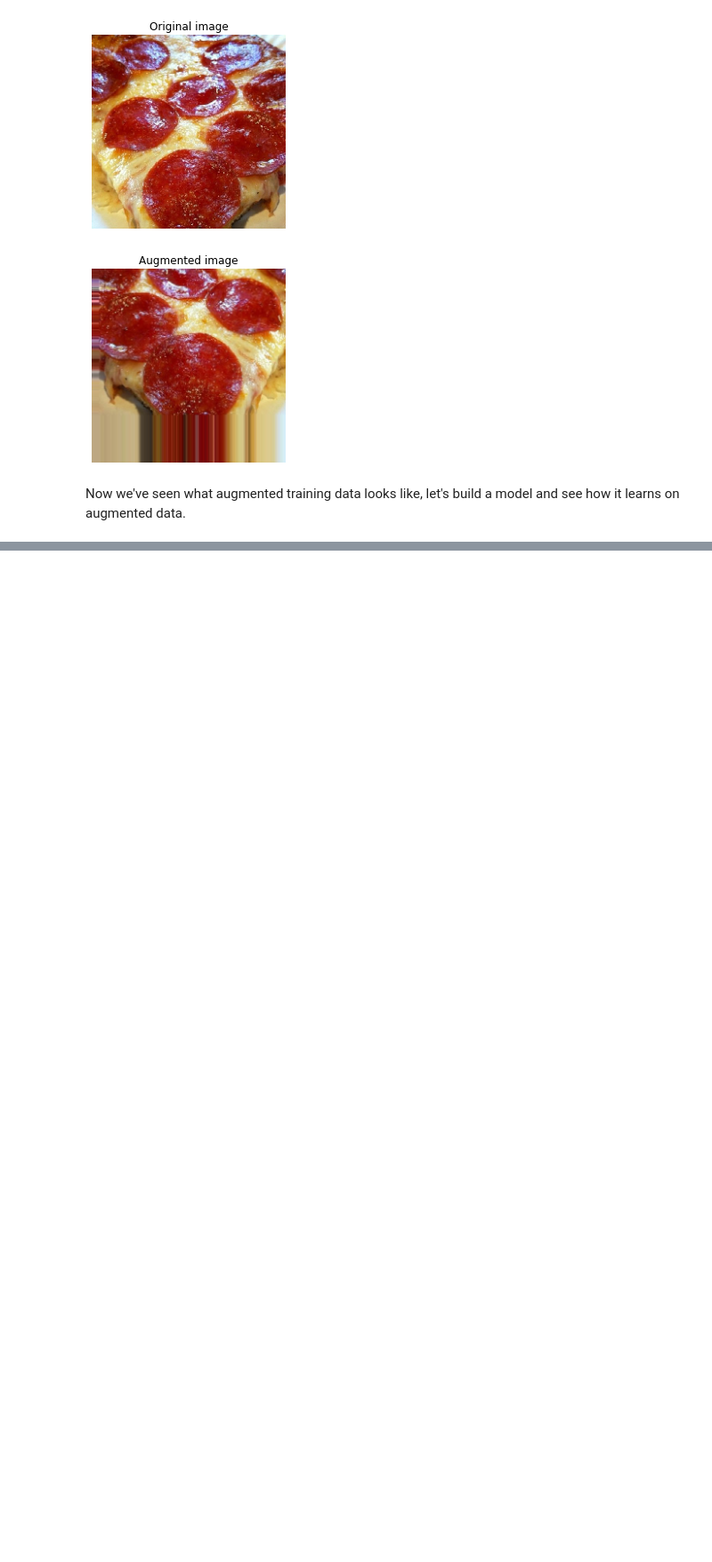
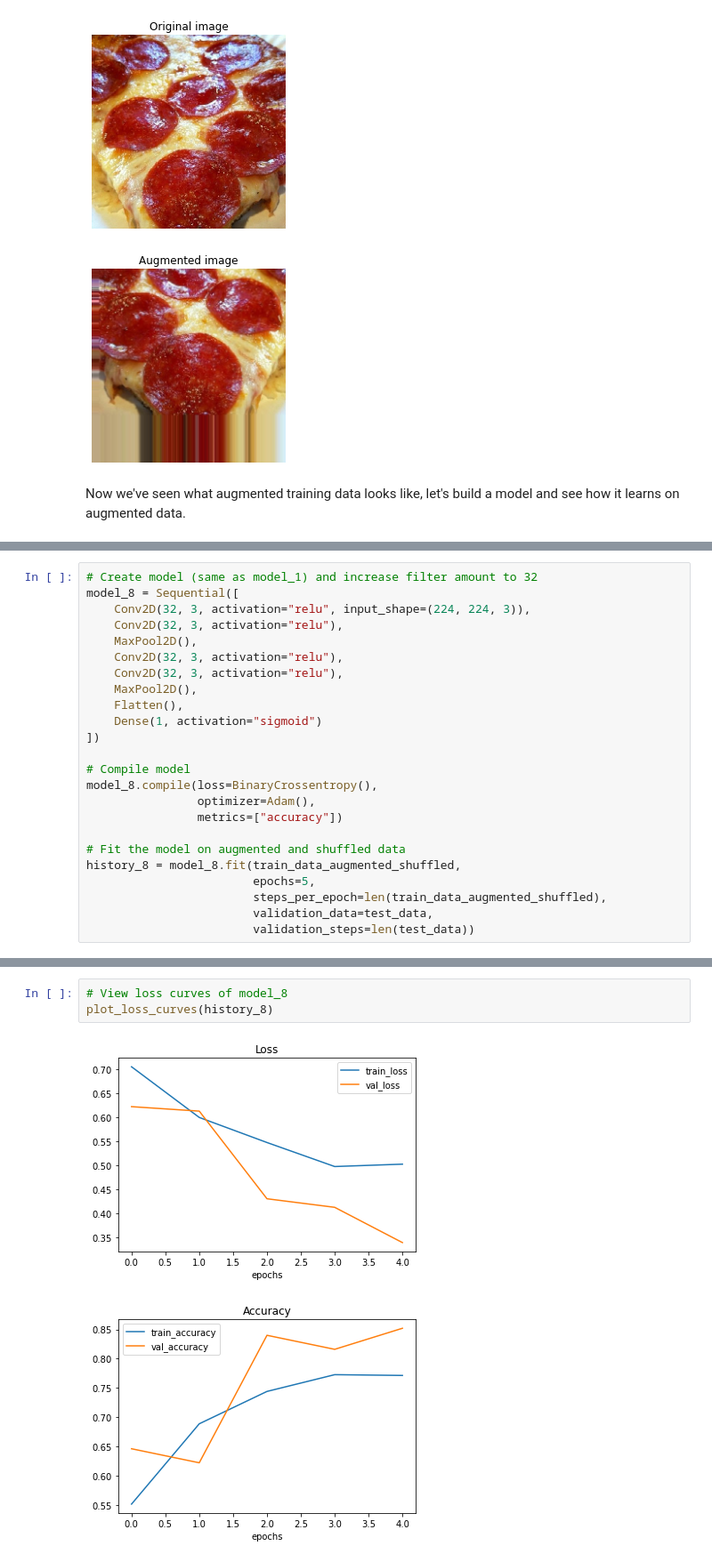
Before and after one commit to denishartl/introduction-to-tensorflow, a Jupyter notebook: 03_introduction_to_computer_vision_with_tensorflow.ipynb, the cells around one changed output, grey strips where cells are left out. Shown at 89% size. Cells and saved outputs as stored; diff of their text form; blank space fills up the shorter version.

```diff
--- a/03_introduction_to_computer_vision_with_tensorflow.ipynb
+++ b/03_introduction_to_computer_vision_with_tensorflow.ipynb
@@ -805,0 +935,24 @@ Now we've seen what augmented training data looks like, let's build a model and
+# %%
+# Create model (same as model_1) and increase filter amount to 32
+model_8 = Sequential([
+    Conv2D(32, 3, activation="relu", input_shape=(224, 224, 3)),
+    Conv2D(32, 3, activation="relu"),
+    MaxPool2D(),
+    Conv2D(32, 3, activation="relu"),
+    Conv2D(32, 3, activation="relu"),
+    MaxPool2D(),
+    Flatten(),
+    Dense(1, activation="sigmoid")
+])
+
+# Compile model
+model_8.compile(loss=BinaryCrossentropy(),
+                optimizer=Adam(),
+                metrics=["accuracy"])
+
+# Fit the model on augmented and shuffled data
+history_8 = model_8.fit(train_data_augmented_shuffled,
+                        epochs=5,
+                        steps_per_epoch=len(train_data_augmented_shuffled),
+                        validation_data=test_data,
+                        validation_steps=len(test_data))
@@ -805,0 +972,6 @@ Now we've seen what augmented training data looks like, let's build a model and
+# %%
+# View loss curves of model_8
+plot_loss_curves(history_8)
+# %% [output]
+[figure, added]
+[figure, added]
```
Also changed, not shown: parts of 27 cells of this notebook, 3 other files.
